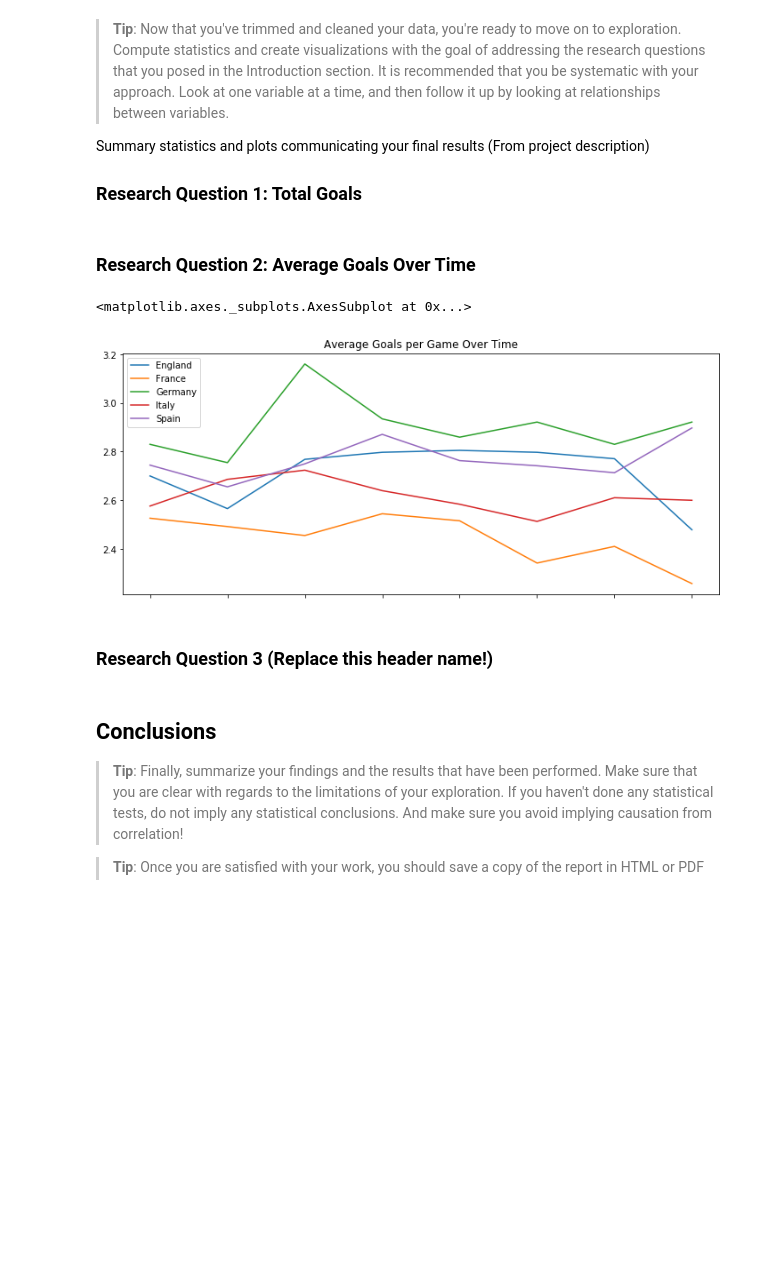
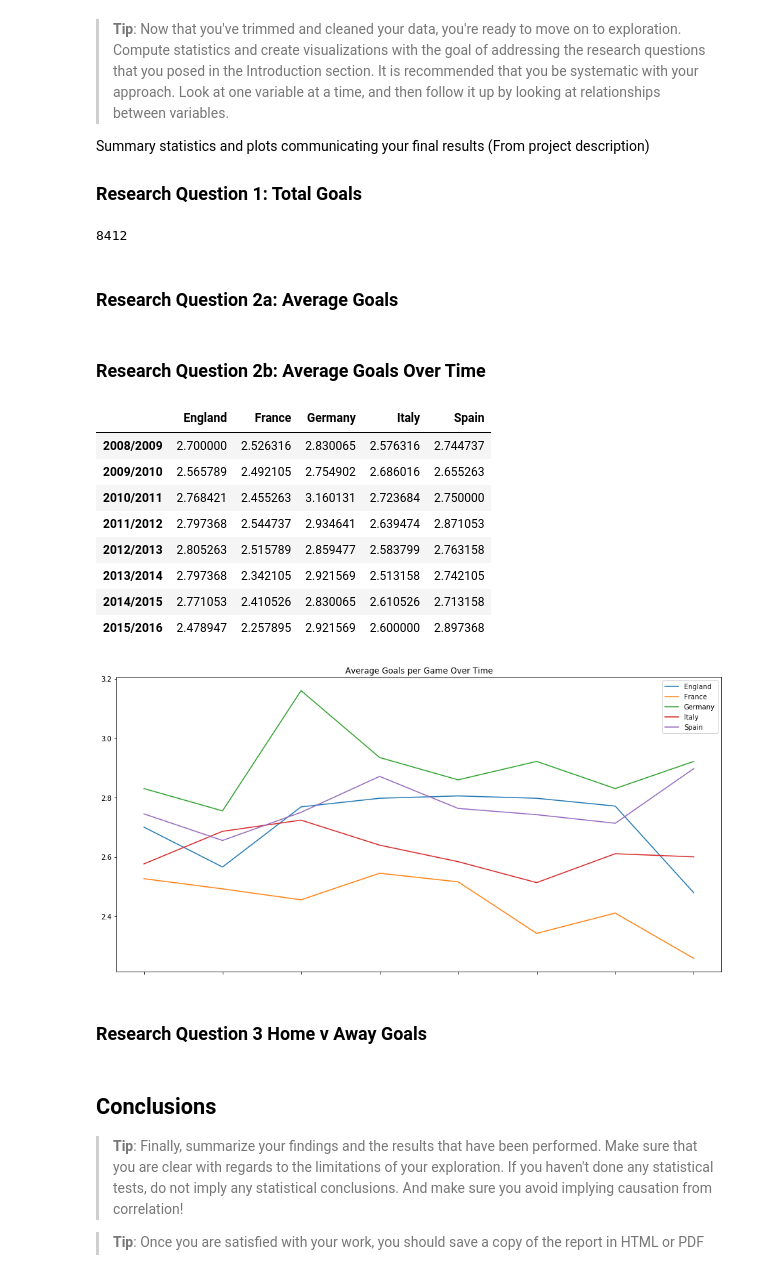
Before and after one commit to ipaulson/soccer-db, a Jupyter notebook: eu-soccer-db.ipynb, the cells around one changed output. Drawn from its saved outputs; the diff is of its cells as text; code cells hidden in the pictures; blank space fills up the shorter version.

```diff
--- a/eu-soccer-db.ipynb
+++ b/eu-soccer-db.ipynb
@@ -56,25 +185,27 @@ db = sqlite3.connect('database.sqlite')
 # %%
 # Load your data and print out a few lines. Perform operations to inspect data
 #   types and look for instances of missing or possibly errant data.
+
 # https://www.kaggle.com/dimarudov/data-analysis-using-sql
+# Top 5 teams by UEFA coefficient: https://www.uefa.com/memberassociations/uefarankings/country/
 goals_by_season = pd.read_sql("""SELECT Country.name AS country_name,
                                         season,
                                         count(distinct stage) AS games,
-                                        count(distinct HT.team_long_name) AS teams,
+                                        count(distinct home.team_long_name) AS teams,
+                                        sum(home_team_goal) AS home_goals,
+                                        sum(away_team_goal) AS away_goals,
+                                        sum(home_team_goal+away_team_goal) AS total_goals,
                                         avg(home_team_goal) AS avg_home_goals,
                                         avg(away_team_goal) AS avg_away_goals,
                                         avg(home_team_goal-away_team_goal) AS avg_goal_dif,
-                                        avg(home_team_goal+away_team_goal) AS avg_goals,
-                                        sum(home_team_goal+away_team_goal) AS total_goals
+                                        avg(home_team_goal+away_team_goal) AS avg_goals
                                 FROM Match
                                 JOIN Country on Country.id = Match.country_id
                                 JOIN League on League.id = Match.league_id
-                                LEFT JOIN Team AS HT on HT.team_api_id = Match.home_team_api_id
-                                LEFT JOIN Team AS AT on AT.team_api_id = Match.away_team_api_id
-                                WHERE country_name in ('Spain', 'Germany', 'France', 'Italy', 'England')
+                                LEFT JOIN Team AS home on home.team_api_id = Match.home_team_api_id
+                                LEFT JOIN Team AS away on away.team_api_id = Match.away_team_api_id
+                                WHERE country_name in ('Spain', 'England', 'Italy', 'Germany', 'France')
                                 GROUP BY Country.name, League.name, season
-                                HAVING count(distinct stage) > 10
-                                ORDER BY Country.name, League.name, season DESC
-                                ;""", db)
+                                ORDER BY Country.name, League.name, season DESC;""", db)
 goals_by_season
 # %% [output]
@@ -142,25 +277,41 @@ Everything looks good.
 Summary statistics and plots communicating your final results (From project description)
 
 ### Research Question 1: Total Goals
+# %%
+total_goals_esp = goals_by_season.loc[goals_by_season['country_name'] == 'Spain', 'total_goals'].sum()
+total_goals_esp
+# %% [output]
+8412
+# %% [markdown]
+### Research Question 2a: Average Goals
 # %% [markdown]
-### Research Question 2: Average Goals Over Time
+### Research Question 2b: Average Goals Over Time
 # %%
 # https://www.kaggle.com/dimarudov/data-analysis-using-sql
 
 df = pd.DataFrame(index=np.sort(goals_by_season['season'].unique()), columns=goals_by_season['country_name'].unique())
 
+df.loc[:,'Spain'] = list(goals_by_season.loc[goals_by_season['country_name']=='Spain','avg_goals'])
+df.loc[:,'England'] = list(goals_by_season.loc[goals_by_season['country_name']=='England','avg_goals'])
+df.loc[:,'Italy'] = list(goals_by_season.loc[goals_by_season['country_name']=='Italy','avg_goals'])
 df.loc[:,'Germany'] = list(goals_by_season.loc[goals_by_season['country_name']=='Germany','avg_goals'])
-df.loc[:,'Spain']   = list(goals_by_season.loc[goals_by_season['country_name']=='Spain','avg_goals'])
-df.loc[:,'France']   = list(goals_by_season.loc[goals_by_season['country_name']=='France','avg_goals'])
-df.loc[:,'Italy']   = list(goals_by_season.loc[goals_by_season['country_name']=='Italy','avg_goals'])
-df.loc[:,'England']   = list(goals_by_season.loc[goals_by_season['country_name']=='England','avg_goals'])
+df.loc[:,'France'] = list(goals_by_season.loc[goals_by_season['country_name']=='France','avg_goals'])
 
-df.plot(figsize=(12,5),title='Average Goals per Game Over Time')
+#
+df.plot(figsize=(16,8), title='Average Goals per Game Over Time')
 # %% [output]
-<matplotlib.axes._subplots.AxesSubplot at 0x...>
+|  | England | France | Germany | Italy | Spain |
+| 2008/2009 | 2.700000 | 2.526316 | 2.830065 | 2.576316 | 2.744737 |
+| 2009/2010 | 2.565789 | 2.492105 | 2.754902 | 2.686016 | 2.655263 |
+| 2010/2011 | 2.768421 | 2.455263 | 3.160131 | 2.723684 | 2.750000 |
+| 2011/2012 | 2.797368 | 2.544737 | 2.934641 | 2.639474 | 2.871053 |
+| 2012/2013 | 2.805263 | 2.515789 | 2.859477 | 2.583799 | 2.763158 |
+| 2013/2014 | 2.797368 | 2.342105 | 2.921569 | 2.513158 | 2.742105 |
+| 2014/2015 | 2.771053 | 2.410526 | 2.830065 | 2.610526 | 2.713158 |
+| 2015/2016 | 2.478947 | 2.257895 | 2.921569 | 2.600000 | 2.897368 |
-[figure, old version]
+[figure, new version]
 # %% [markdown]
-### Research Question 3  (Replace this header name!)
+### Research Question 3  Home v Away Goals
 # %%
 # Continue to explore the data to address your additional research
 #   questions. Add more headers as needed if you have more questions to
```
Also changed, not shown: parts of 15 cells of this notebook.
